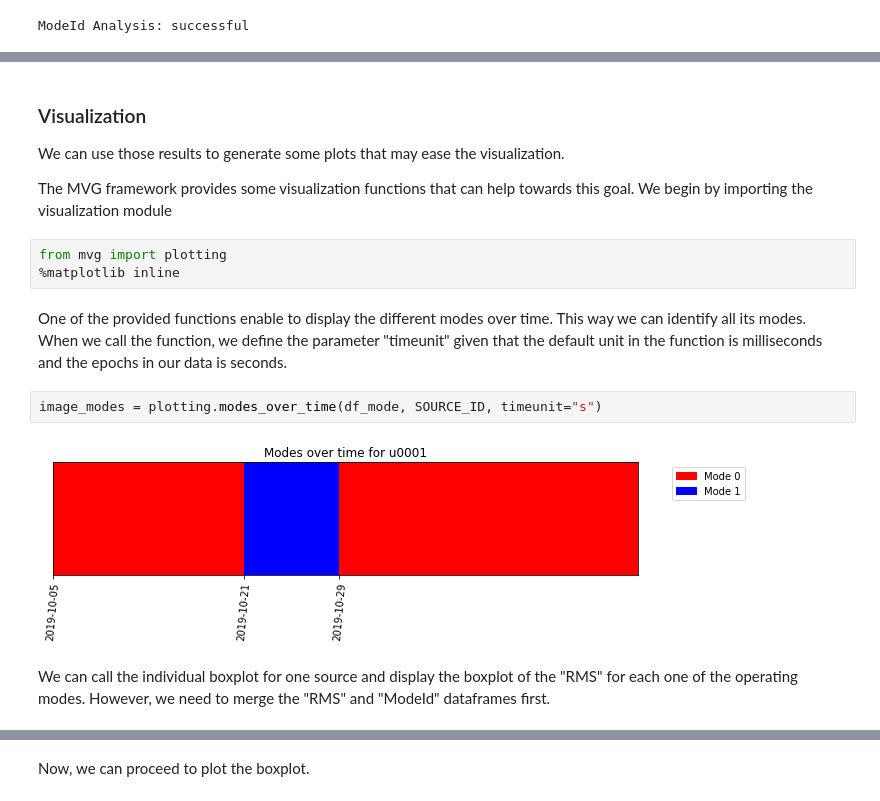
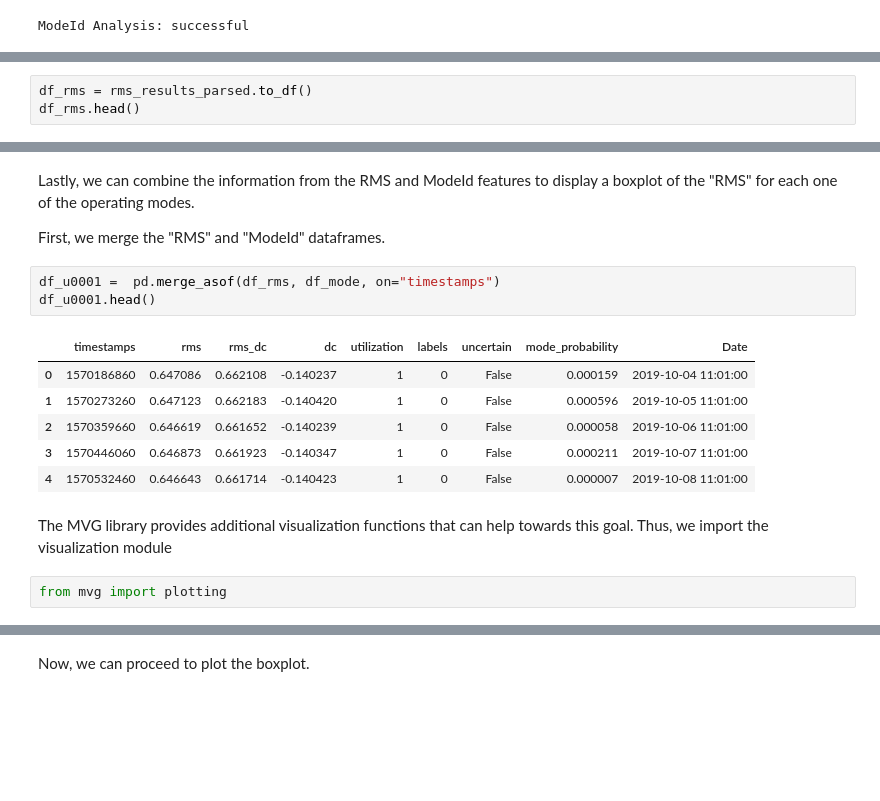
Before and after one commit to vikinganalytics/mvg, a Jupyter notebook: docs/source/content/examples/brief_overview.ipynb, the cells around one changed output, grey strips where cells are left out. Saved outputs shown, nothing was run; the diff lists cells and outputs as text; blank space fills up the shorter version.

```diff
--- a/docs/source/content/examples/brief_overview.ipynb
+++ b/docs/source/content/examples/brief_overview.ipynb
@@ -328,0 +339,3 @@ df_mode.head()
+# %%
+df_rms = rms_results_parsed.to_df()
+df_rms.head()
@@ -329,21 +460,19 @@ df_mode.head()
+# %% [markdown]
+Lastly, we can combine the information from the RMS and ModeId features to display a boxplot of the "RMS" for each one of the operating modes.
+
+First, we merge the "RMS" and "ModeId" dataframes.
+# %%
+df_u0001 =  pd.merge_asof(df_rms, df_mode, on="timestamps")
+df_u0001.head()
+# %% [output]
+|  | timestamps | rms | rms_dc | dc | utilization | labels | uncertain | mode_probability | Date |
+| 0 | 1570186860 | 0.647086 | 0.662108 | -0.140237 | 1 | 0 | False | 0.000159 | 2019-10-04 11:01:00 |
+| 1 | 1570273260 | 0.647123 | 0.662183 | -0.140420 | 1 | 0 | False | 0.000596 | 2019-10-05 11:01:00 |
+| 2 | 1570359660 | 0.646619 | 0.661652 | -0.140239 | 1 | 0 | False | 0.000058 | 2019-10-06 11:01:00 |
+| 3 | 1570446060 | 0.646873 | 0.661923 | -0.140347 | 1 | 0 | False | 0.000211 | 2019-10-07 11:01:00 |
+| 4 | 1570532460 | 0.646643 | 0.661714 | -0.140423 | 1 | 0 | False | 0.000007 | 2019-10-08 11:01:00 |
 # %% [markdown]
-### Visualization
-
-We can use those results to generate some plots that may ease the visualization.
-
-The MVG framework provides some visualization functions that can help towards this goal.
-We begin by importing the visualization module
+The MVG library provides additional visualization functions that can help towards this goal.
+Thus, we import the visualization module
 # %%
 from mvg import plotting
-%matplotlib inline
-# %% [markdown]
-One of the provided functions enable to display the different modes over time.
-This way we can identify all its modes.
-When we call the function, we define the parameter "timeunit" given that the default unit in the function is milliseconds and the epochs in our data is seconds.
-# %%
-image_modes = plotting.modes_over_time(df_mode, SOURCE_ID, timeunit="s")
-# %% [output]
-[figure, removed]
-# %% [markdown]
-We can call the individual boxplot for one source and display the boxplot of the "RMS" for each one of the operating modes.
-However, we need to merge the "RMS" and "ModeId" dataframes first.
```
Also changed, not shown: parts of 47 cells of this notebook.
